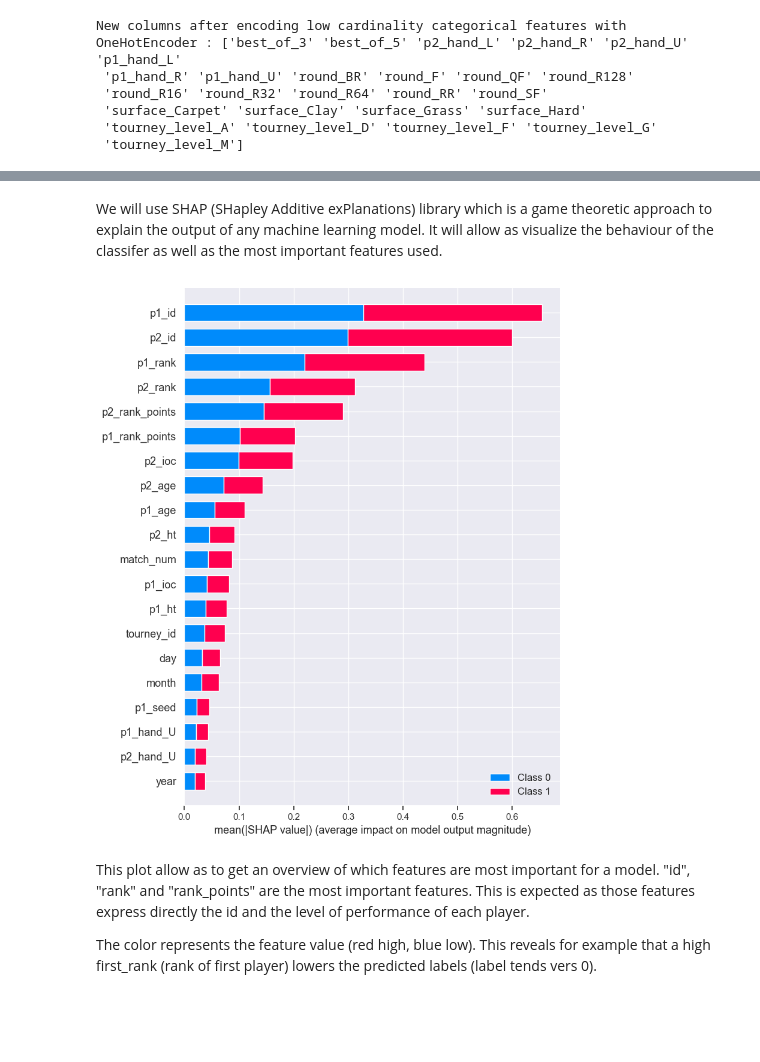
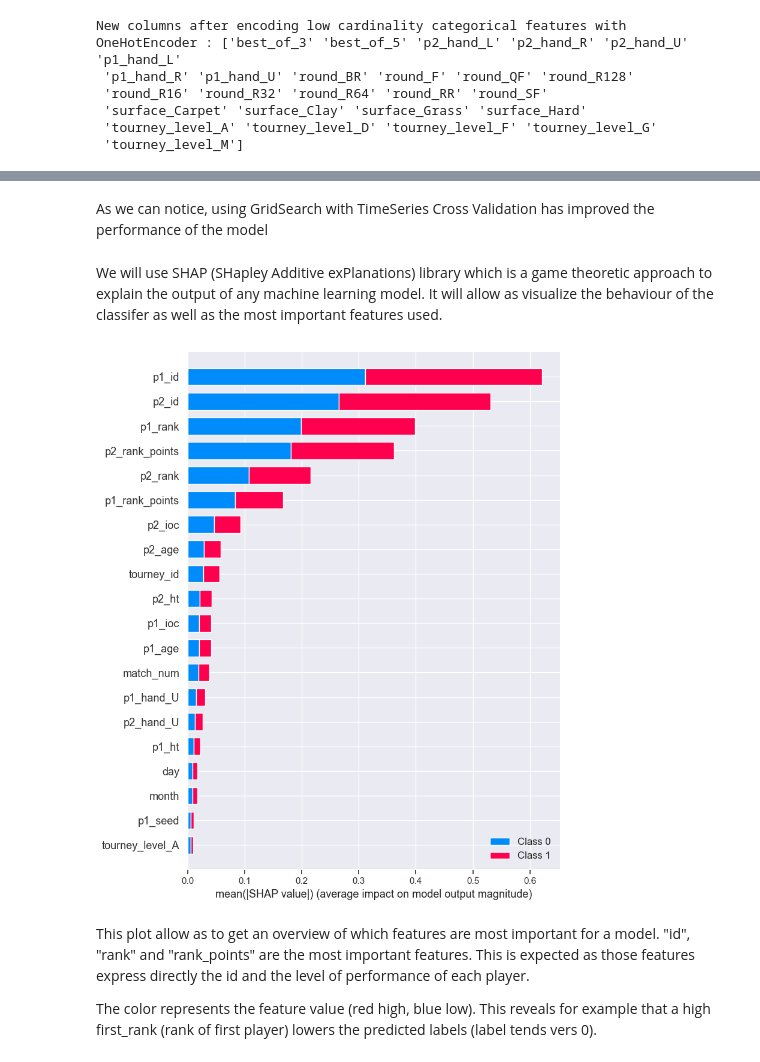
Before and after one commit to siwaar/Tennis_prediction, a Jupyter notebook: ABBES_Siwar_LBC_UseCase_Final.ipynb, the cells around one changed output, grey strips where cells are left out. Cells and saved outputs as stored; diff of their text form; code cells hidden in the pictures; blank space fills up the shorter version.

```diff
--- a/ABBES_Siwar_LBC_UseCase.ipynb
+++ b/ABBES_Siwar_LBC_UseCase_Final.ipynb
@@ -707,6 +706,9 @@ class TargetEncoder:
 
     @staticmethod
     def add_noise(series : pd.Series) -> pd.Series :
+        """ Add some random gaussian noise to the column
+        for each data point after target encoding the feature
+        to handle the overfitting issue."""
         noise_level = 0.01
         return series * (1 + noise_level * np.random.randn(len(series)))
 
@@ -798,17 +894,14 @@ def display_classification_result(y_true, y_pred, name_classifiers, train_time,
 # %%
-dic = {'DecisionTreeClassifier':DecisionTreeClassifier(),
-       'RandomForestClassifier': RandomForestClassifier(),
-       'LGBMClassifier': LGBMClassifier(),
-       'XGBClassifier':XGBClassifier()
+models = {'Support Vector Classifier': SVC(gamma='auto', probability=True),
+          'DecisionTreeClassifier':DecisionTreeClassifier(),
+          'RandomForestClassifier': RandomForestClassifier(),
+          'LGBMClassifier': LGBMClassifier(),
+          'XGBClassifier':XGBClassifier()
        }
 
-train_time = []
-
-for name, clf in dic.items():
-    tic = time()
-    clf.fit(encoded_X_train, y_train)
-    toc = time()
-    train_time.append(toc - tic)
-
-    print(" {} - Training duration : {} sec".format(name, train_time[-1]))
+scores =  []
+for model_name, model in models.items():
+    print(model_name + " results : \n")
+    score, train_duration, predict_duration = evaluate_classifier(encoded_X_train, model, y_train)
+    scores.append((model_name, score, train_duration, predict_duration))
 # %% [output]
@@ -880,9 +1093,0 @@ Best parameters {'learning_rate': 0.2, 'max_depth': 10, 'n_estimators': 25, 'num
-# %%
-start_train = time()
-model_best_hyperp.fit(encoded_X_train, y_train)
-end_train = time()
-
-start_test = time()
-y_test_pred = model_best_hyperp.predict(encoded_X_test)
-end_test = time()
-display_classification_result(y_test, [y_test_pred], ['Fine Tuned LGB'], [end_train - start_train], [end_test - start_test])
@@ -923,0 +1100,6 @@ AUC - ROC curve is a performance measurement for classification problem at vario
+# %%
+basic_model = LGBMClassifier()
+basic_model.fit(encoded_X_train, y_train)
+# prediction
+y_pred = basic_model.predict(encoded_X_test)
+display_classification_result(y_test, y_pred)
@@ -924,12 +1120,14 @@ AUC - ROC curve is a performance measurement for classification problem at vario
+# %% [markdown]
+As we can notice, using GridSearch with TimeSeries Cross Validation has improved the performance of the model
 # %% [markdown]
 We will use SHAP (SHapley Additive exPlanations) library which is a game theoretic approach to explain the output of any machine learning model. It will allow as visualize the behaviour of the classifer as well as the most important features used.
 # %%
 # explication of model results with shap values
 explainer = shap.TreeExplainer(model_best_hyperp)
-shap_values = explainer.shap_values(encoded_X_test)
-shap.summary_plot(shap_values, encoded_X_test)
+shap_values = explainer.shap_values(encoded_X_train)
+shap.summary_plot(shap_values, encoded_X_train)
 # %% [output]
-[figure, old version]
+[figure, new version]
 # %% [markdown]
 This plot allow as to get an overview of which features are most important for a model. "id", "rank" and "rank_points" are the most important features. This is expected as those features express directly the id and the level of performance of each player.
 
```
Also changed, not shown: parts of 57 cells of this notebook, 7 other files.
